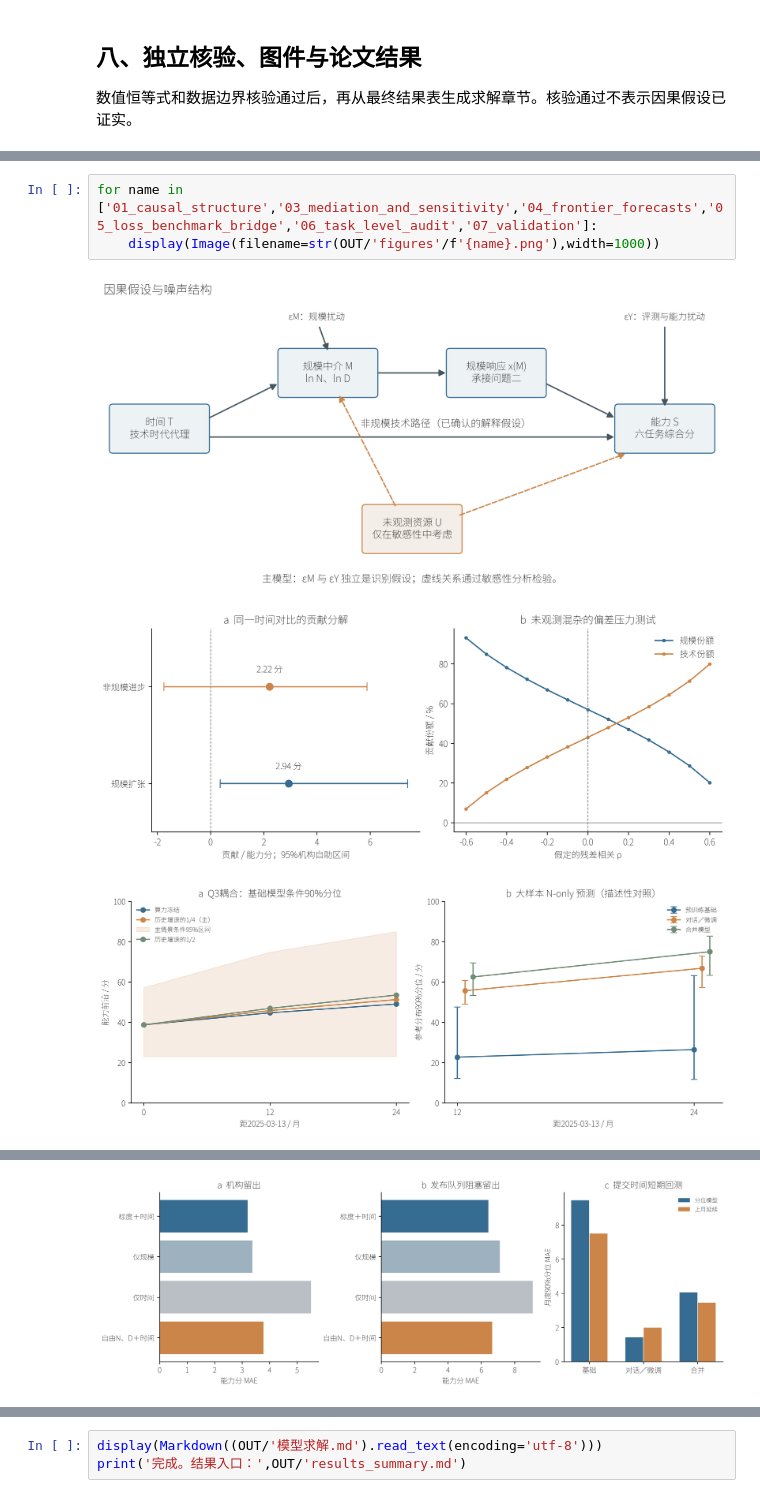
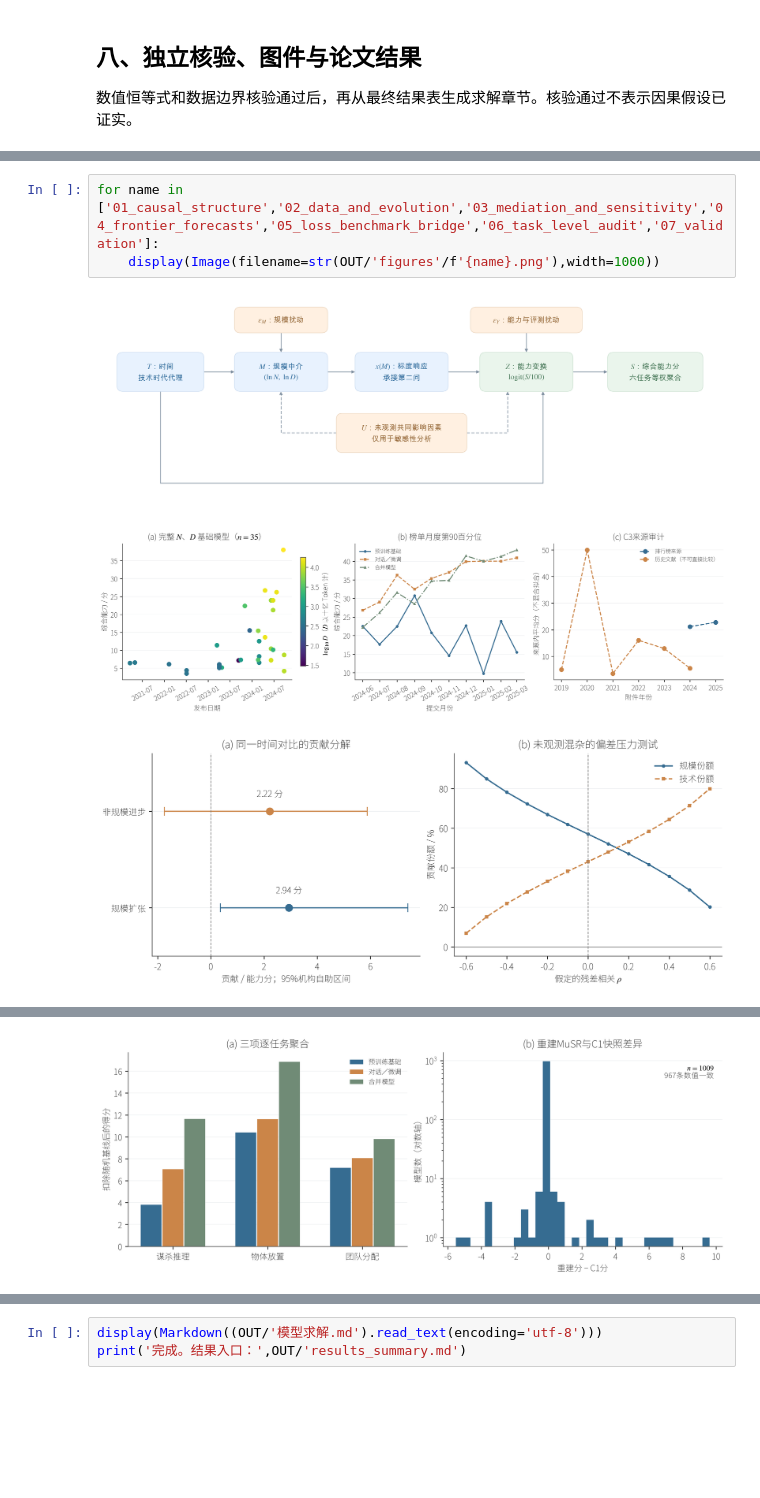
Before and after one commit to ustc-wzz/huawei-cup-f-q1, a Jupyter notebook: 0925_问题四.ipynb, the cells around one changed output, grey strips where cells are left out. Drawn from its saved outputs; the diff is of its cells as text; blank space fills up the shorter version.

Commit message:
style(q4): apply paper figure guidelines and unify causal diagrams (v0.9.16)

```diff
--- a/0925_问题四.ipynb
+++ b/0925_问题四.ipynb
@@ -304,7 +315,7 @@ Method, solution, summary and interface written from verified outputs.
 # %%
-for name in ['01_causal_structure','03_mediation_and_sensitivity','04_frontier_forecasts','05_loss_benchmark_bridge','06_task_level_audit','07_validation']:
+for name in ['01_causal_structure','02_data_and_evolution','03_mediation_and_sensitivity','04_frontier_forecasts','05_loss_benchmark_bridge','06_task_level_audit','07_validation']:
     display(Image(filename=str(OUT/'figures'/f'{name}.png'),width=1000))
 # %% [output]
-[figure, old version]
+[figure, new version]
-[figure, old version]
+[figure, new version]
-[figure, old version]
+[figure, new version]
@@ -313 +324 @@ for name in ['01_causal_structure','03_mediation_and_sensitivity','04_frontier_f
-[figure, old version]
+[figure, new version]
```
Also changed, not shown: parts of 3 cells of this notebook, 51 other files.
